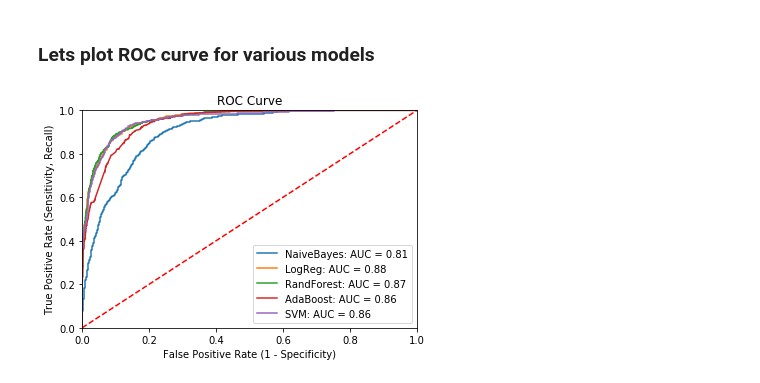
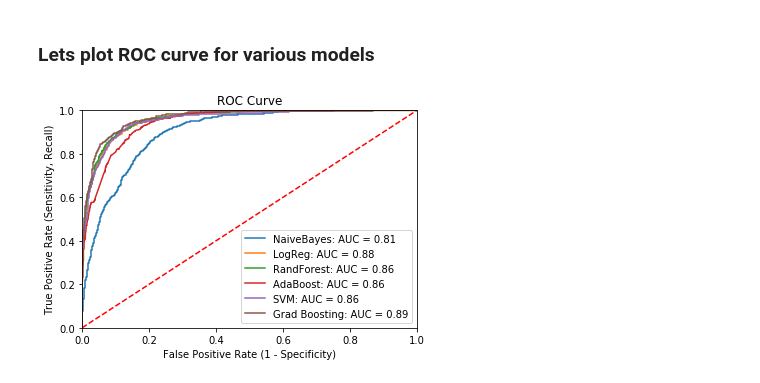
Before and after one commit to soniampub/Fake_News_Detection, a Jupyter notebook: ModelingUpdated.ipynb, the cells around one changed output. Cells and saved outputs as stored; diff of their text form; code cells hidden in the pictures.

Commit message:
Added gradient boosting algorithm

```diff
--- a/ModelingUpdated.ipynb
+++ b/ModelingUpdated.ipynb
@@ -169,7 +124,7 @@ plot_confusion_matrix(y_test_predict_lr, y_test)
 ### Random Forest
 # %%
 from sklearn.ensemble import RandomForestClassifier
-rf = RandomForestClassifier(n_estimators=50,min_samples_split=5, max_depth=60)
+rf = RandomForestClassifier(n_estimators=150, min_samples_split=5, max_depth=60)
 rf.fit(X_train_tfidf, y_train)
 y_test_predict_rf = rf.predict(X_test_tfidf)
 # %%
@@ -229,0 +188,4 @@ plot_confusion_matrix(y_test_predict_ada, y_test)
+# %%
+gb = GradientBoostingClassifier(learning_rate = 0.1, max_depth = 50, n_estimators = 100, subsample = 0.5)
+gb.fit(X_train_tfidf, y_train)
+y_test_predict_gb = gb.predict(X_test_tfidf)
@@ -243,6 +218,7 @@ lr_probs = lr.predict_proba(X_test_tfidf)[:, 1]
 rf_probs = rf.predict_proba(X_test_tfidf)[:, 1]
 ada_probs = ada.predict_proba(X_test_tfidf)[:, 1]
 svm_probs = svm.predict_proba(X_test_tfidf)[:, 1]
+gb_probs = gb.predict_proba(X_test_tfidf)[:, 1]
 
 #fpr, tpr, threshold = roc_curve(y_test, preds)
 fpr_nb, tpr_nb, thresholds_nb = skm.roc_curve(y_test, nb_probs)
@@ -250,6 +226,7 @@ fpr_lr, tpr_lr, thresholds_lr = skm.roc_curve(y_test, lr_probs)
 fpr_rf, tpr_rf, thresholds_rf = skm.roc_curve(y_test, rf_probs)
 fpr_ada, tpr_ada, thresholds_ada = skm.roc_curve(y_test, ada_probs)
 fpr_svm, tpr_svm, thresholds_svm = skm.roc_curve(y_test, svm_probs)
+fpr_gb, tpr_gb, thresholds_gb = skm.roc_curve(y_test, gb_probs)
 # %%
 import sklearn.metrics as skm
 roc_auc_nb = skm.roc_auc_score(y_test, y_test_predict_nb)
@@ -257,20 +234,22 @@ roc_auc_lr = skm.roc_auc_score(y_test, y_test_predict_lr)
 roc_auc_rf = skm.roc_auc_score(y_test, y_test_predict_rf)
 roc_auc_ada = skm.roc_auc_score(y_test, y_test_predict_ada)
 roc_auc_svm = skm.roc_auc_score(y_test, y_test_predict_svm)
+roc_auc_gb = skm.roc_auc_score(y_test, y_test_predict_gb)
 # %%
 #Now plot these values
 plt.title('ROC Curve')
 plt.plot(fpr_nb, tpr_nb, label = 'NaiveBayes: AUC = %0.2f' % roc_auc_nb)
 plt.plot(fpr_lr, tpr_lr, label = 'LogReg: AUC = %0.2f' % roc_auc_lr)
 plt.plot(fpr_rf, tpr_rf, label = 'RandForest: AUC = %0.2f' % roc_auc_rf)
 plt.plot(fpr_ada, tpr_ada, label = 'AdaBoost: AUC = %0.2f' % roc_auc_ada)
 plt.plot(fpr_svm, tpr_svm, label = 'SVM: AUC = %0.2f' % roc_auc_svm)
+plt.plot(fpr_gb, tpr_gb, label = 'Grad Boosting: AUC = %0.2f' % roc_auc_gb)
 plt.legend(loc = 'lower right')
 plt.plot([0, 1], [0, 1],'r--')
 plt.xlim([0, 1])
 plt.ylim([0, 1])
 plt.xlabel("False Positive Rate (1 - Specificity)")
 plt.ylabel("True Positive Rate (Sensitivity, Recall)")
 plt.show()
 # %% [output]
-[figure, old version]
+[figure, new version]
```
Also changed, not shown: parts of 21 cells of this notebook.
